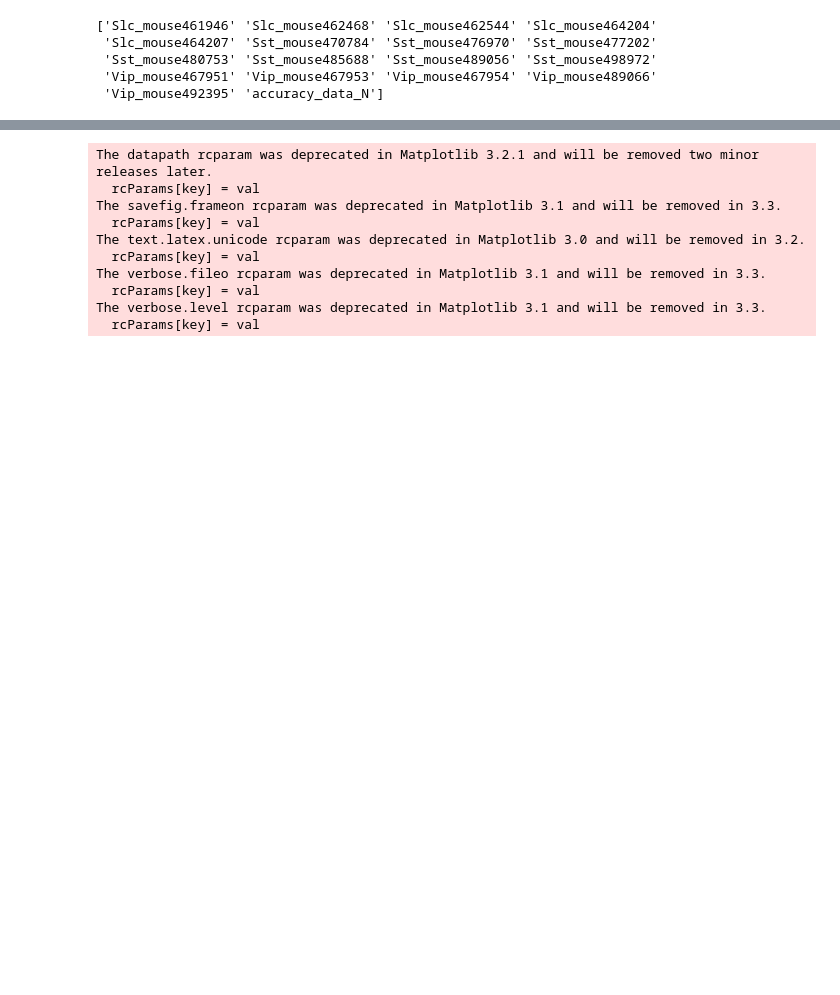
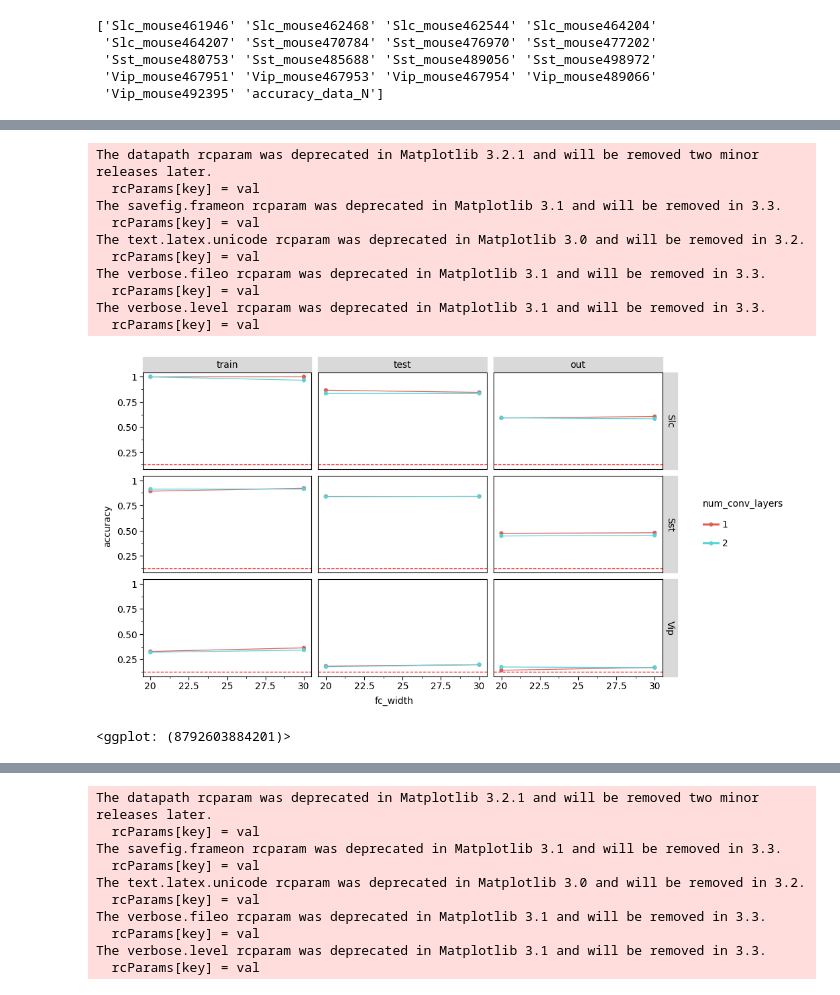
Before and after one commit to Akhilesh-K-Yadav/NMA-22-DL-Saltenas-Project, a Jupyter notebook: Saltenas2.ipynb, the cells around one changed output, grey strips where cells are left out. Saved outputs shown, nothing was run; the diff lists cells and outputs as text; code cells hidden in the pictures; blank space fills up the shorter version.

```diff
--- a/Saltenas2.ipynb
+++ b/Saltenas2.ipynb
@@ -97,11 +163,11 @@ class NetDropout(nn.Module):
   nn.Linear(500, 1) # Final fully connected layer
   """
 
-  def __init__(self,input_feature_num):
+  def __init__(self,input_feature_num, target_dim = 8):
     super(NetDropout, self).__init__()
     self.fc1 = nn.Linear(input_feature_num, 100)
     self.fc2 = nn.Linear(100, 100)
-    self.fc3 = nn.Linear(100, 8)
+    self.fc3 = nn.Linear(100, target_dim)
     #self.dropout1 = nn.Dropout(0.5)
     #self.dropout2 = nn.Dropout(0.2)
 
@@ -334,0 +508,19 @@ The verbose.level rcparam was deprecated in Matplotlib 3.1 and will be removed i
+# %%
+def architecture_plot(accuracy_data):
+  catcols = ['mouse','data','area','num_conv_layers']
+  accuracy_data[catcols] = accuracy_data[catcols].astype('category')
+  accuracy_data['data'] = pd.Categorical(accuracy_data['data'],categories=['train','test','out'])
+
+  print(p9.ggplot(accuracy_data, p9.aes('fc_width','accuracy',color='num_conv_layers'))
+    + p9.scale_x_continuous()
+    #+ p9.scale_y_continuous(limits=(0,1),breaks=np.linspace(0,1,9))
+    + p9.facet_grid('area ~ data',scales='fixed')
+    + p9.geom_line()
+    + p9.geom_point()
+    # + p9.stat_summary(fun_data = 'median_hilow', geom=p9.geoms.geom_pointrange)
+    # + p9.stat_summary(fun_data = 'median_hilow', geom=p9.geoms.geom_line)
+    #+ p9.geom_point(p9.aes(color='mouse'),position=p9.positions.position_dodge(width=0.33), alpha=0.7)
+    + p9.theme_matplotlib()
+    + p9.geom_hline(yintercept=0.125,color='red',linetype='dashed')
+    + p9.theme(figure_size=(10,6))
+    )
@@ -334,0 +542,15 @@ The verbose.level rcparam was deprecated in Matplotlib 3.1 and will be removed i
+# %%
+architecture_plot(pd.read_pickle('/content/drive/MyDrive/Mouse_Data/accuracy_data_N3_CNNarchitectures_2'))
+# %% [output]
+The datapath rcparam was deprecated in Matplotlib 3.2.1 and will be removed two minor releases later.
+  rcParams[key] = val
+The savefig.frameon rcparam was deprecated in Matplotlib 3.1 and will be removed in 3.3.
+  rcParams[key] = val
+The text.latex.unicode rcparam was deprecated in Matplotlib 3.0 and will be removed in 3.2.
+  rcParams[key] = val
+The verbose.fileo rcparam was deprecated in Matplotlib 3.1 and will be removed in 3.3.
+  rcParams[key] = val
+The verbose.level rcparam was deprecated in Matplotlib 3.1 and will be removed in 3.3.
+  rcParams[key] = val
+[figure, added]
+<ggplot: (8792603884201)>
```
Also changed, not shown: parts of 15 cells of this notebook.
